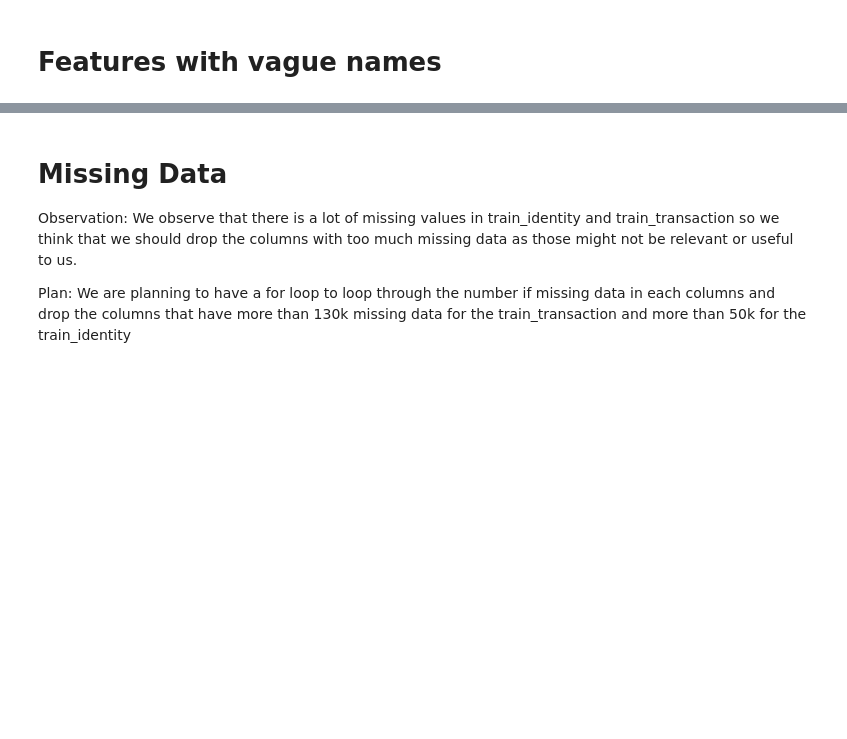
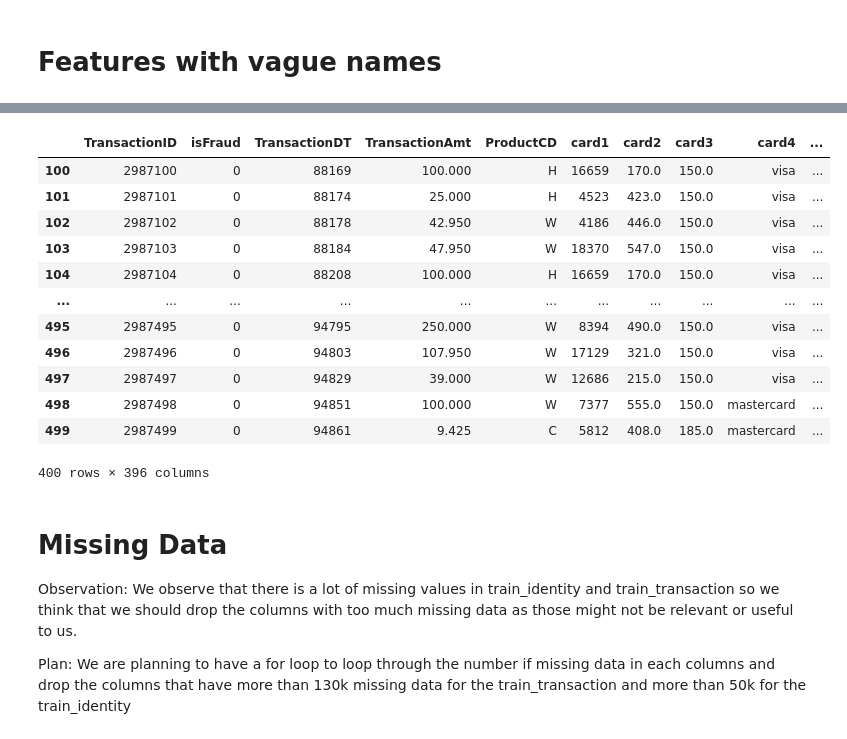
Before and after one commit to hoatuyet423/fraud-prediction-accenture2b, a Jupyter notebook: fraud_prediction_accenture2b.ipynb, the cells around one changed output, grey strips where cells are left out. Saved outputs shown, nothing was run; the diff lists cells and outputs as text; code cells hidden in the pictures; blank space fills up the shorter version.

```diff
--- a/fraud_prediction_accenture2b.ipynb
+++ b/fraud_prediction_accenture2b.ipynb
@@ -304,10 +207,12 @@ fraudData
+# %%
+sample_train_df = train_df[100 : 500]
 # %% [markdown]
 # Features with vague names
 # %%
 # id_columns = [f"id_{i}" for i in range(10,39) ]
 # for x in id_columns:
 #   train_df.drop(x, inplace=True, axis=1)
-id_colnames = [x for x in train_df if "id" in x ]
+id_colnames = [x for x in sample_train_df if "id" in x ]
 for x in id_colnames:
-    train_df.drop(x, inplace=True, axis=1)
-train_df.shape
+    sample_train_df.drop(x, inplace=True, axis=1)
+sample_train_df.shape
@@ -314,3 +238,19 @@ train_df.shape
+# %%
+sample_train_df
+# %% [output]
+|  | TransactionID | isFraud | TransactionDT | TransactionAmt | ProductCD | card1 | card2 | card3 | card4 | ... |
+| 100 | 2987100 | 0 | 88169 | 100.000 | H | 16659 | 170.0 | 150.0 | visa | ... |
+| 101 | 2987101 | 0 | 88174 | 25.000 | H | 4523 | 423.0 | 150.0 | visa | ... |
+| 102 | 2987102 | 0 | 88178 | 42.950 | W | 4186 | 446.0 | 150.0 | visa | ... |
+| 103 | 2987103 | 0 | 88184 | 47.950 | W | 18370 | 547.0 | 150.0 | visa | ... |
+| 104 | 2987104 | 0 | 88208 | 100.000 | H | 16659 | 170.0 | 150.0 | visa | ... |
+| ... | ... | ... | ... | ... | ... | ... | ... | ... | ... | ... |
+| 495 | 2987495 | 0 | 94795 | 250.000 | W | 8394 | 490.0 | 150.0 | visa | ... |
+| 496 | 2987496 | 0 | 94803 | 107.950 | W | 17129 | 321.0 | 150.0 | visa | ... |
+| 497 | 2987497 | 0 | 94829 | 39.000 | W | 12686 | 215.0 | 150.0 | visa | ... |
+| 498 | 2987498 | 0 | 94851 | 100.000 | W | 7377 | 555.0 | 150.0 | mastercard | ... |
+| 499 | 2987499 | 0 | 94861 | 9.425 | C | 5812 | 408.0 | 185.0 | mastercard | ... |
+400 rows × 396 columns
 # %%
 # V_colnames = [x for x in train_df if "V" in x ]
 # for x in V_colnames:
```
Also changed, not shown: parts of 43 cells of this notebook.
